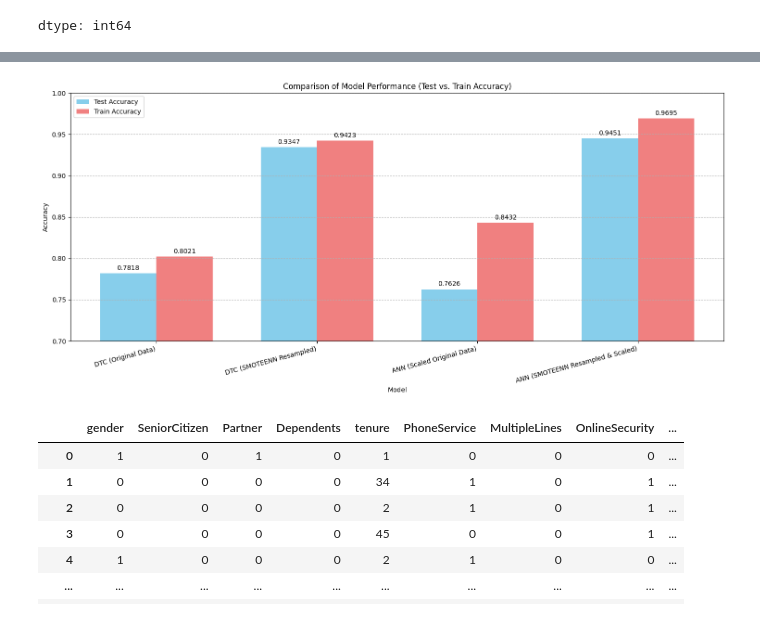
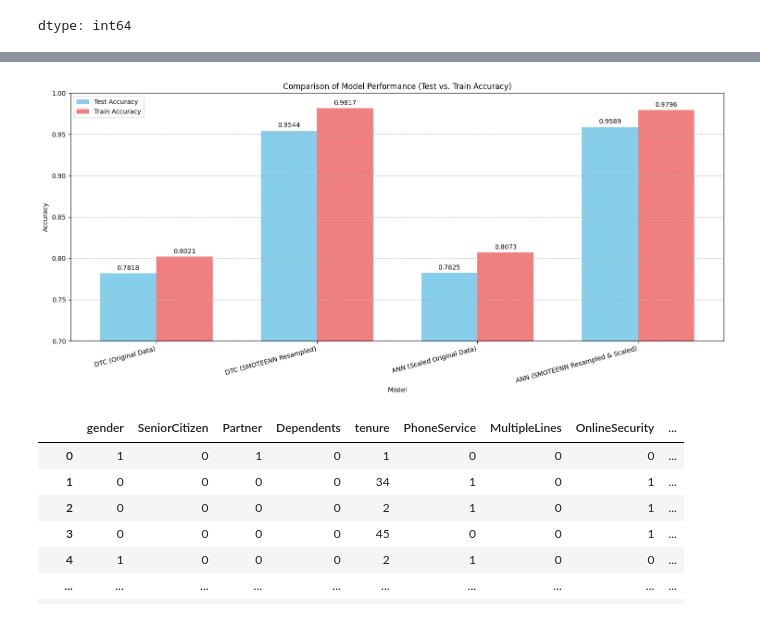
Before and after one commit to Rashilajayasinghe/Customer-Churn-Prediction, a Jupyter notebook: churnpredictor.ipynb, the cells around one changed output, grey strips where cells are left out. Drawn from its saved outputs; the diff is of its cells as text; code cells hidden in the pictures.

```diff
--- a/churnpredictor.ipynb
+++ b/churnpredictor.ipynb
@@ -440,16 +443,16 @@ model_names = [
 # These values are taken from the previous cell outputs
 test_accuracies = [
     0.7818,  # DTC on original data test accuracy
-    0.9347,  # DTC on SMOTEENN resampled data test accuracy
-    0.7626,  # ANN on scaled original data test accuracy
-    0.9451   # ANN on SMOTEENN resampled & scaled data test accuracy
+    0.9544,  # DTC on SMOTEENN resampled data test accuracy
+    0.7825,  # ANN on scaled original data test accuracy
+    0.9589   # ANN on SMOTEENN resampled & scaled data test accuracy
 ]
 
 train_accuracies = [
     0.8021,  # DTC on original data train accuracy
-    0.9423,  # DTC on SMOTEENN resampled data train accuracy
-    0.8432,  # ANN on scaled original data train accuracy
-    0.9695   # ANN on SMOTEENN resampled & scaled data train accuracy
+    0.9817,  # DTC on SMOTEENN resampled data train accuracy
+    0.8073,  # ANN on scaled original data train accuracy
+    0.9796   # ANN on SMOTEENN resampled & scaled data train accuracy
 ]
 
 
@@ -457,34 +460,34 @@ x = np.arange(len(model_names))  # Label locations
 width = 0.35  # Width of the bars
 
 plt.figure(figsize=(15, 7))
 
 rects1 = plt.bar(x - width/2, test_accuracies, width, label='Test Accuracy', color='skyblue')
 rects2 = plt.bar(x + width/2, train_accuracies, width, label='Train Accuracy', color='lightcoral')
 
 plt.xlabel('Model')
 plt.ylabel('Accuracy')
 plt.title('Comparison of Model Performance (Test vs. Train Accuracy)')
 plt.xticks(x, model_names, rotation=15, ha='right')
 plt.ylim(0.7, 1.0)
 plt.grid(axis='y', linestyle='--')
 plt.legend()
 
 def autolabel(rects, accuracies):
     for i, rect in enumerate(rects):
         height = rect.get_height()
         plt.annotate(f'{accuracies[i]:.4f}',
                      xy=(rect.get_x() + rect.get_width() / 2, height),
                      xytext=(0, 3),  # 3 points vertical offset
                      textcoords="offset points",
                      ha='center', va='bottom')
 
 autolabel(rects1, test_accuracies)
 autolabel(rects2, train_accuracies)
 
 plt.tight_layout()
 plt.show()
 # %% [output]
-[figure, old version]
+[figure, new version]
 # %%
 data
 # %% [output]
```
Also changed, not shown: parts of 37 cells of this notebook.
